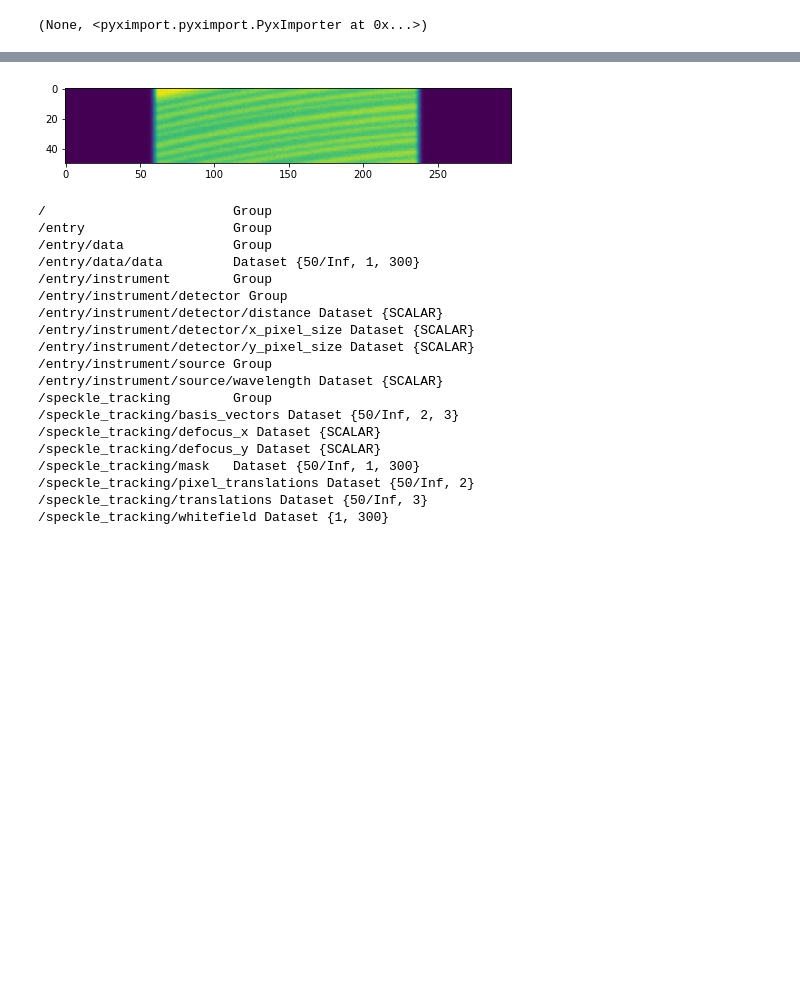
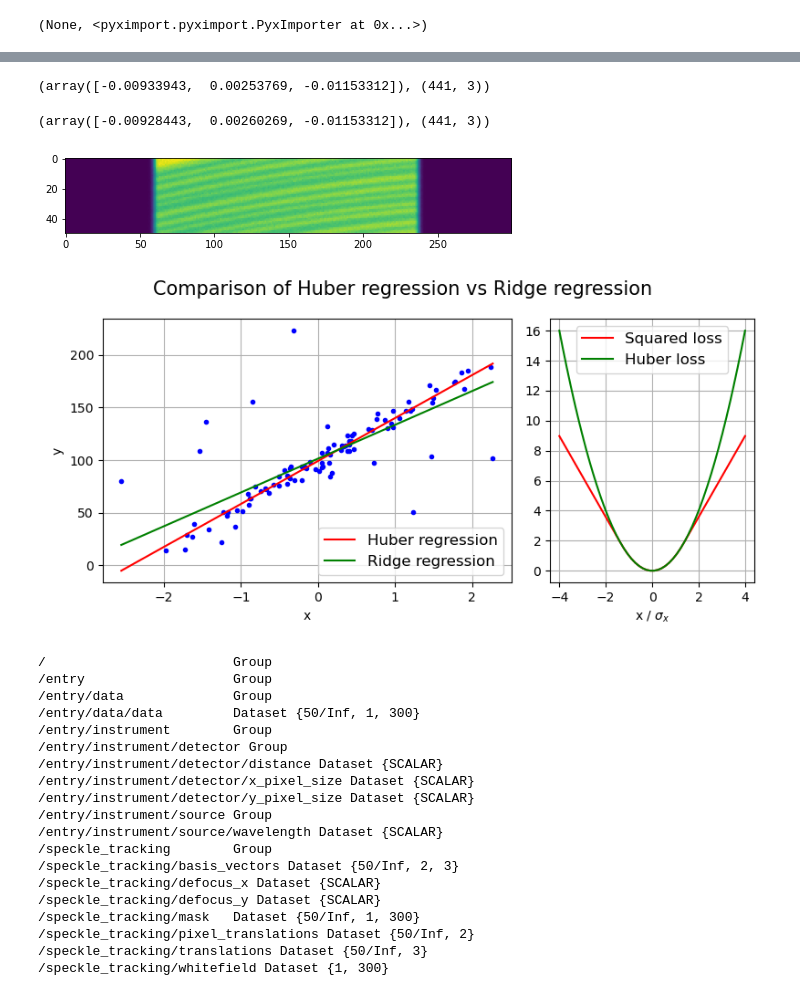
Before and after one commit to simply-nicky/pyrost, a Jupyter notebook: dev.ipynb, the cells around one changed output, grey strips where cells are left out. Saved outputs shown, nothing was run; the diff lists cells and outputs as text; code cells hidden in the pictures; blank space fills up the shorter version.

```diff
--- a/dev.ipynb
+++ b/dev.ipynb
@@ -27,0 +143,4 @@ pyximport.install(reload_support=True, build_in_temp=False, build_dir='.pyxbld')
+# %%
+translations.mean(axis=0), translations.shape
+# %% [output]
+(array([-0.00933943,  0.00253769, -0.01153312]), (441, 3))
@@ -28,3 +161,7 @@ pyximport.install(reload_support=True, build_in_temp=False, build_dir='.pyxbld')
+# %%
+translations.mean(axis=0), translations.shape
+# %% [output]
+(array([-0.00928443,  0.00260269, -0.01153312]), (441, 3))
 # %%
 pdict = {'detx_size': 300, 'dety_size': 300, 'n_frames': 50, 'p0': 1e6,
          'pix_size': 300, 'bar_size': 0.3, 'bar_rnd': 0.5, 'alpha': 0.05}
@@ -38,6 +175,54 @@ ax.imshow(ptych[:, 0])
 plt.show()
 # %% [output]
 [figure]
+# %%
+%matplotlib widget
+from sklearn.datasets import make_regression
+from sklearn.linear_model import HuberRegressor, Ridge
+
+# Generate toy data.
+rng = np.random.RandomState(0)
+X, y, coef = make_regression(n_samples=100, n_features=1, random_state=0, noise=5.0, bias=100.0,
+                             coef=True)
+
+# Add four strong outliers to the dataset.
+idxs = rng.randint(0, 100, 20)
+y[idxs] = rng.laplace(0., 50., 20) + 100.0
+
+fig, ax = plt.subplots(1, 2, figsize=(8, 4), gridspec_kw=dict(width_ratios=(2.0, 1.0)))
+
+ax[0].plot(X, y, "b.")
+
+x = np.linspace(X.min(), X.max(), 7)
+huber = HuberRegressor(alpha=0.0, epsilon=1.35)
+huber.fit(X, y)
+coef_ = huber.coef_ * x + huber.intercept_
+ax[0].plot(x, coef_, 'r-', label="Huber regression")
+
+# Fit a ridge regressor to compare it to huber regressor.
+ridge = Ridge(alpha=0.0, random_state=0)
+ridge.fit(X, y)
+coef_ridge = ridge.coef_
+coef_ = ridge.coef_ * x + ridge.intercept_
+ax[0].plot(x, coef_, "g-", label="Ridge regression")
+
+fig.suptitle("Comparison of Huber regression vs Ridge regression", fontsize=15)
+ax[0].set_xlabel("x")
+ax[0].set_ylabel("y")
+ax[0].grid()
+ax[0].legend(loc=0, fontsize=12)
+
+X = np.linspace(-4.0, 4.0)
+ax[1].plot(X, np.where(np.abs(X) > 1.35, 2.7 * np.abs(X) - 1.8225, X**2), 'r', label='Squared loss')
+ax[1].plot(X, X**2, 'g', label='Huber loss')
+ax[1].legend(loc='upper center', fontsize=12)
+ax[1].grid()
+ax[1].set_xlabel(r'x / $\sigma_x$')
+plt.tight_layout()
+# plt.show()
+plt.savefig('figures/huber_reg.pdf')
+# %% [output]
+[figure, added]
 # %%
 !rm -rf results/sim.cxi
 # %%
```
Also changed, not shown: parts of 15 cells of this notebook, 19 other files.
